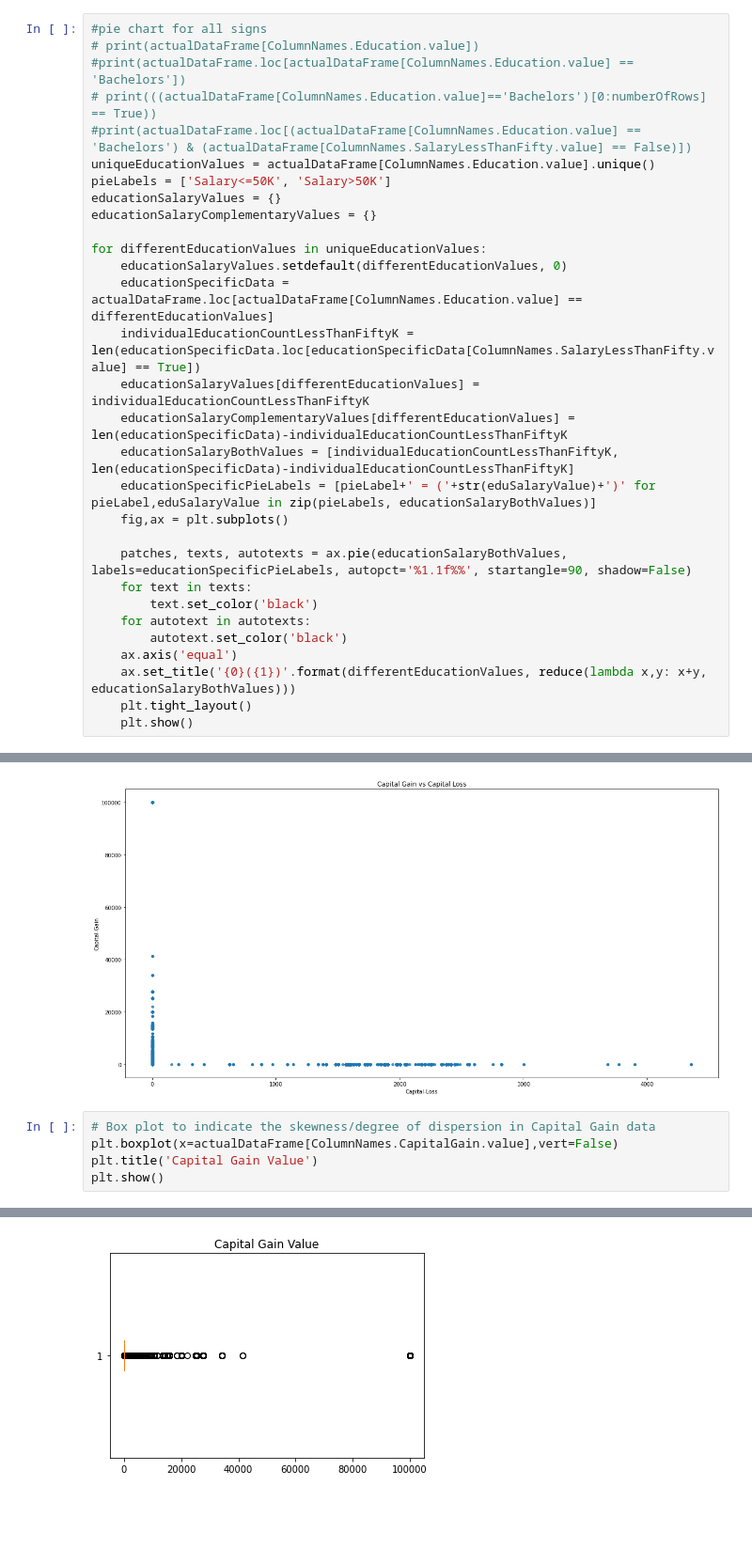
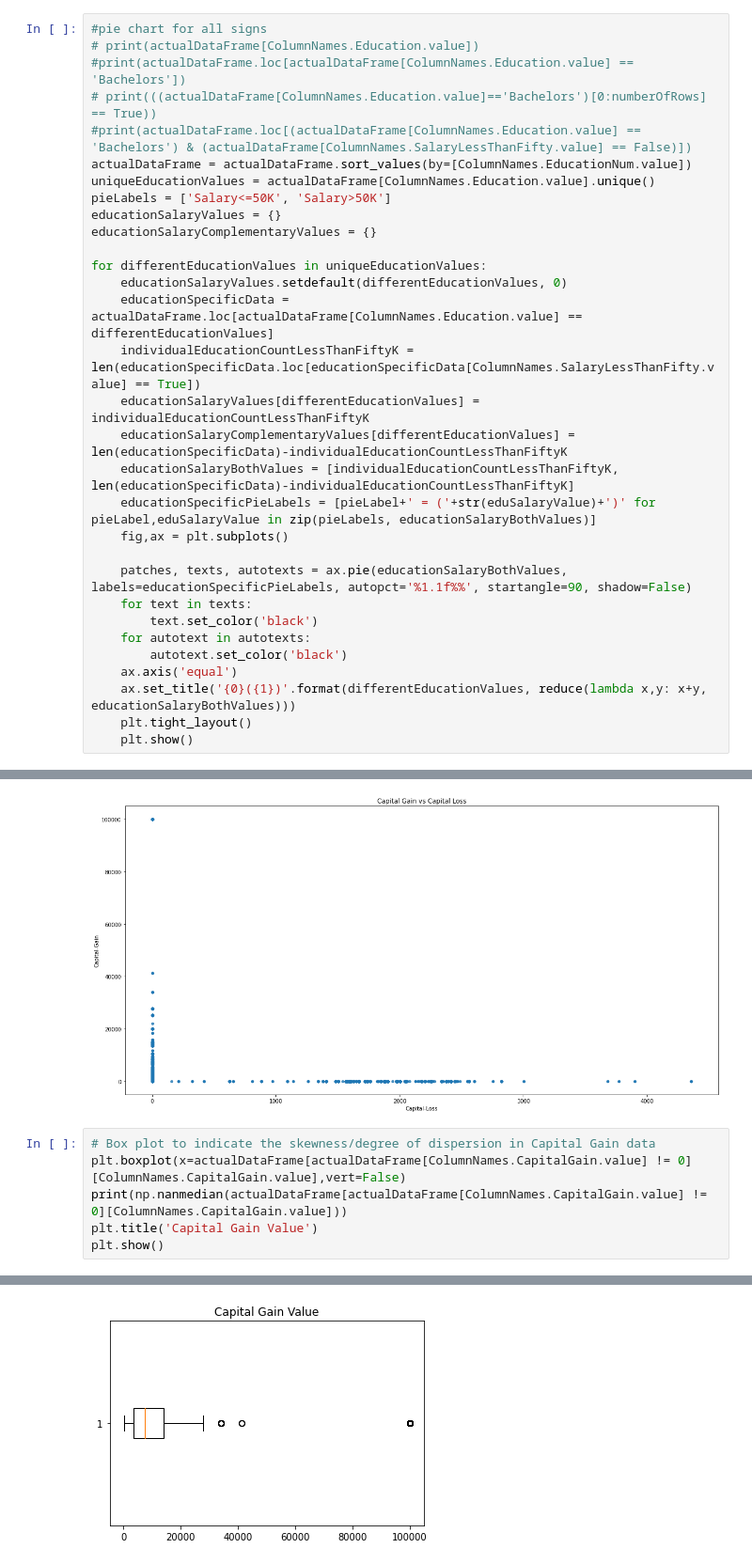
Before and after one commit to pranayboggarapu/DataVisualization, a Jupyter notebook: CourseProject.ipynb, the cells around one changed output, grey strips where cells are left out. Shown at 94% size. Saved outputs shown, nothing was run; the diff lists cells and outputs as text; blank space fills up the shorter version.

```diff
--- a/CourseProject.ipynb
+++ b/CourseProject.ipynb
@@ -126,6 +130,7 @@ Name: 14, dtype: object
 #print(actualDataFrame.loc[actualDataFrame[ColumnNames.Education.value] == 'Bachelors'])
 # print(((actualDataFrame[ColumnNames.Education.value]=='Bachelors')[0:numberOfRows] == True))
 #print(actualDataFrame.loc[(actualDataFrame[ColumnNames.Education.value] == 'Bachelors') & (actualDataFrame[ColumnNames.SalaryLessThanFifty.value] == False)])
+actualDataFrame = actualDataFrame.sort_values(by=[ColumnNames.EducationNum.value])
 uniqueEducationValues = actualDataFrame[ColumnNames.Education.value].unique()
 pieLabels = ['Salary<=50K', 'Salary>50K']
 educationSalaryValues = {}
@@ -359,7 +488,8 @@ Text(0.5, 1.0, 'Capital Gain vs Capital Loss')
 [figure]
 # %%
 # Box plot to indicate the skewness/degree of dispersion in Capital Gain data
-plt.boxplot(x=actualDataFrame[ColumnNames.CapitalGain.value],vert=False)
+plt.boxplot(x=actualDataFrame[actualDataFrame[ColumnNames.CapitalGain.value] != 0][ColumnNames.CapitalGain.value],vert=False)
+print(np.nanmedian(actualDataFrame[actualDataFrame[ColumnNames.CapitalGain.value] != 0][ColumnNames.CapitalGain.value]))
 plt.title('Capital Gain Value')
 plt.show()
 # %% [output]
@@ -366 +497 @@ plt.show()
-[figure, old version]
+[figure, new version]
```
Also changed, not shown: parts of 23 cells of this notebook.
